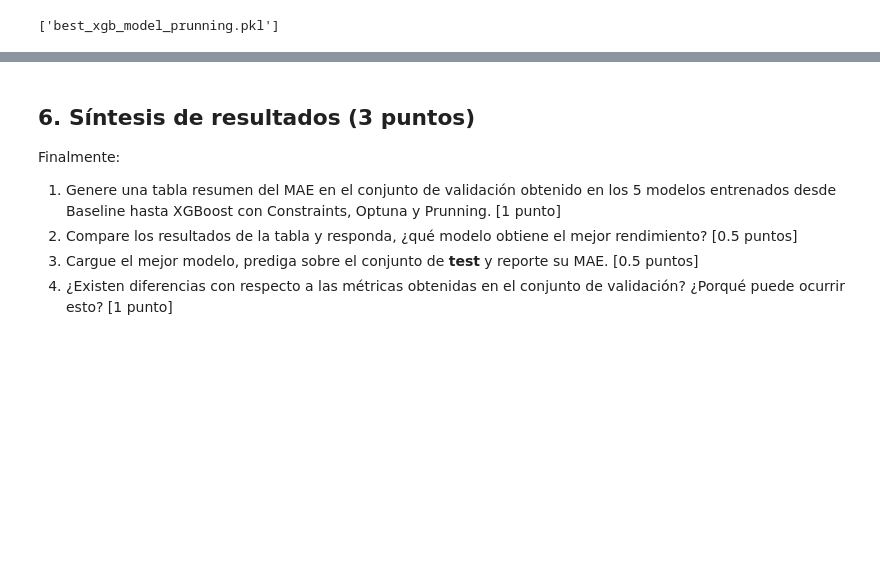
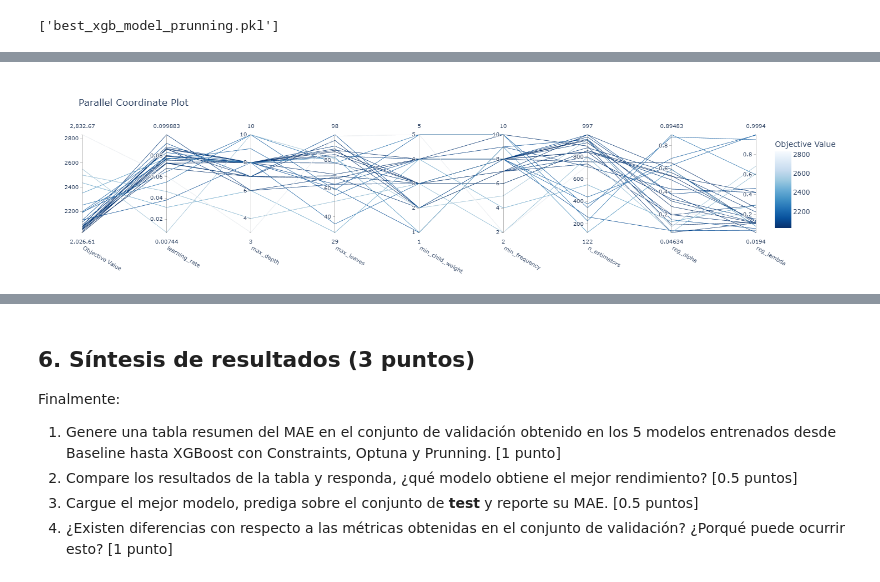
Before and after one commit to estebanaraneda/MDS7202_OVNI, a Jupyter notebook: Lab6/Lab6_enunciado.ipynb, the cells around one changed output, grey strips where cells are left out. Drawn from its saved outputs; the diff is of its cells as text; code cells hidden in the pictures; blank space fills up the shorter version.

```diff
--- a/Lab6/Lab6_enunciado.ipynb
+++ b/Lab6/Lab6_enunciado.ipynb
@@ -542,0 +560,4 @@ Comente sus resultados:
+# %%
+plot_parallel_coordinate(study2)
+# %% [output]
+[figure, added]
```
Also changed, not shown: parts of 13 cells of this notebook.
